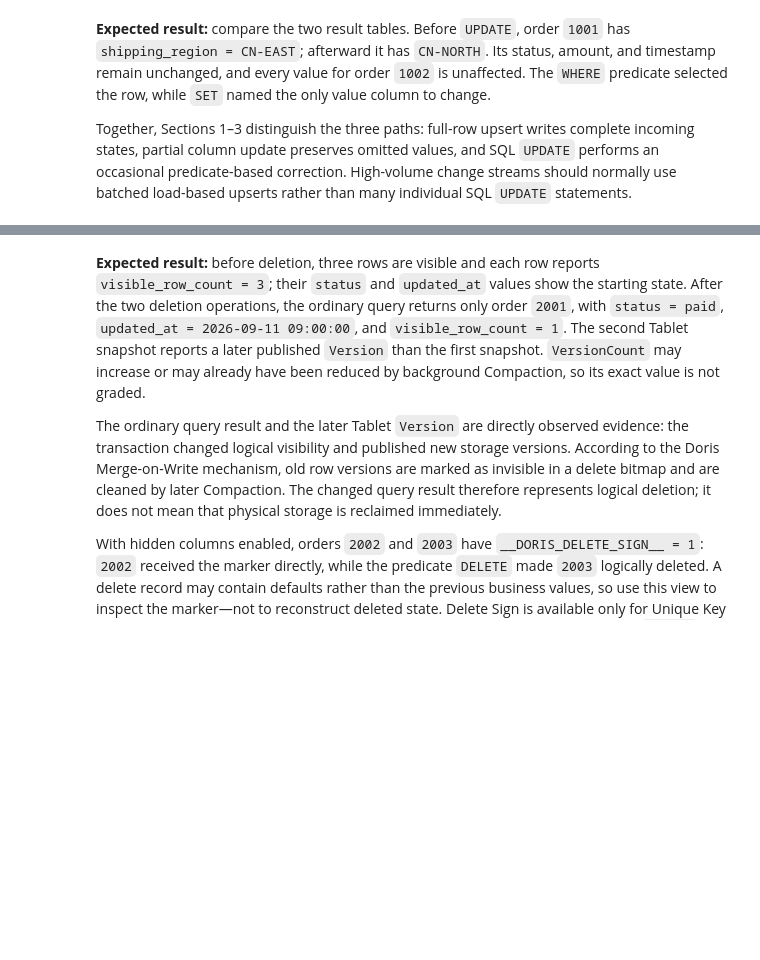
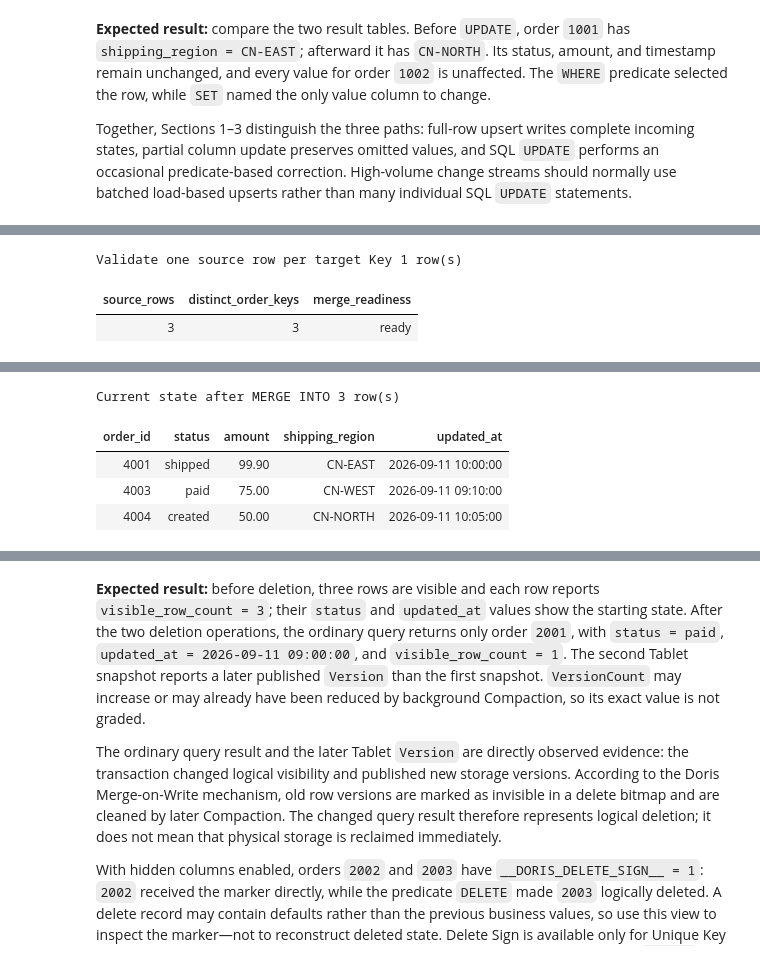
Before and after one commit to Ragnaroos/doris-courses, a Jupyter notebook: doris-course/01-real-time-analytics/level2/module07-updating-deleting/lab7_update_delete_data.ipynb, the cells around one changed output, grey strips where cells are left out. Drawn from its saved outputs; the diff is of its cells as text; code cells hidden in the pictures; blank space fills up the shorter version.

```diff
--- a/doris-course/01-real-time-analytics/level2/module07-updating-deleting/lab7_update_delete_data.ipynb
+++ b/doris-course/01-real-time-analytics/level2/module07-updating-deleting/lab7_update_delete_data.ipynb
@@ -205,0 +226,64 @@ Together, Sections 1–3 distinguish the three paths: full-row upsert writes com
+# %%
+lab.execute("DROP TABLE IF EXISTS order_merge_changes")
+lab.execute("DROP TABLE IF EXISTS order_merge_target")
+lab.execute("""
+CREATE TABLE order_merge_target (
+    order_id BIGINT NOT NULL,
+    status VARCHAR(20) NOT NULL,
+    amount DECIMAL(12, 2) NOT NULL,
+    shipping_region VARCHAR(16) NOT NULL,
+    updated_at DATETIME NOT NULL
+)
+UNIQUE KEY(order_id)
+DISTRIBUTED BY HASH(order_id) BUCKETS 1
+PROPERTIES ("replication_num" = "1")
+""")
+lab.execute("""
+CREATE TABLE order_merge_changes (
+    order_id BIGINT NOT NULL,
+    change_type VARCHAR(10) NOT NULL,
+    status VARCHAR(20) NULL,
+    amount DECIMAL(12, 2) NULL,
+    shipping_region VARCHAR(16) NULL,
+    updated_at DATETIME NULL
+)
+DUPLICATE KEY(order_id, change_type)
+DISTRIBUTED BY HASH(order_id) BUCKETS 1
+PROPERTIES ("replication_num" = "1")
+""")
+lab.insert("""
+INSERT INTO order_merge_target VALUES
+    (4001, 'paid',       99.90, 'CN-EAST',  '2026-09-11 09:00:00'),
+    (4002, 'processing',120.00, 'CN-SOUTH', '2026-09-11 09:05:00'),
+    (4003, 'paid',       75.00, 'CN-WEST',  '2026-09-11 09:10:00')
+""", title="Write the MERGE target state")
+lab.insert("""
+INSERT INTO order_merge_changes VALUES
+    (4001, 'UPSERT', 'shipped', 99.90, 'CN-EAST',  '2026-09-11 10:00:00'),
+    (4002, 'DELETE', NULL,      NULL,  NULL,       NULL),
+    (4004, 'UPSERT', 'created', 50.00, 'CN-NORTH', '2026-09-11 10:05:00')
+""", title="Stage update, delete, and insert changes")
+lab.sql("""
+SELECT
+    COUNT(*) AS source_rows,
+    COUNT(DISTINCT order_id) AS distinct_order_keys,
+    IF(COUNT(*) = COUNT(DISTINCT order_id), 'ready', 'reject') AS merge_readiness
+FROM order_merge_changes
+""", title="Validate one source row per target Key")
+lab.insert("""
+MERGE INTO order_merge_target AS t
+USING order_merge_changes AS s
+ON t.order_id = s.order_id
+WHEN MATCHED AND s.change_type = 'DELETE' THEN DELETE
+WHEN MATCHED AND s.change_type = 'UPSERT' THEN UPDATE SET
+    status = s.status,
+    amount = s.amount,
+    shipping_region = s.shipping_region,
+    updated_at = s.updated_at
+WHEN NOT MATCHED AND s.change_type = 'UPSERT' THEN INSERT
+    (order_id, status, amount, shipping_region, updated_at)
+VALUES
+    (s.order_id, s.status, s.amount, s.shipping_region, s.updated_at)
+""", title="Merge the staged change set")
+lab.sql("SELECT * FROM order_merge_target ORDER BY order_id", title="Current state after MERGE INTO");
+# %% [output]
@@ -205,0 +294,3 @@ Together, Sections 1–3 distinguish the three paths: full-row upsert writes com
+Validate one source row per target Key 1 row(s)
+| source_rows | distinct_order_keys | merge_readiness |
+| 3 | 3 | ready |
@@ -205,0 +299,5 @@ Together, Sections 1–3 distinguish the three paths: full-row upsert writes com
+Current state after MERGE INTO 3 row(s)
+| order_id | status | amount | shipping_region | updated_at |
+| 4001 | shipped | 99.90 | CN-EAST | 2026-09-11 10:00:00 |
+| 4003 | paid | 75.00 | CN-WEST | 2026-09-11 09:10:00 |
+| 4004 | created | 50.00 | CN-NORTH | 2026-09-11 10:05:00 |
```
Also changed, not shown: parts of 29 cells of this notebook, 8 other files.
